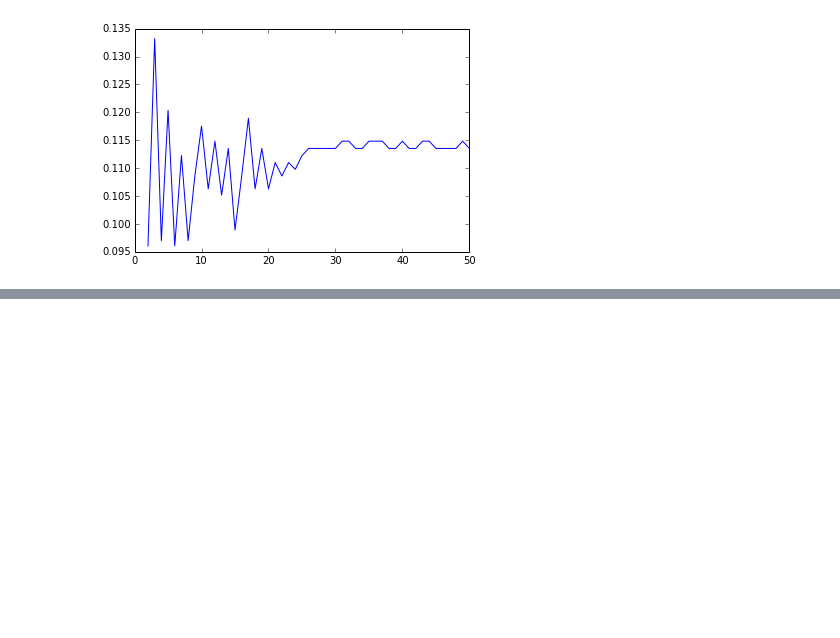
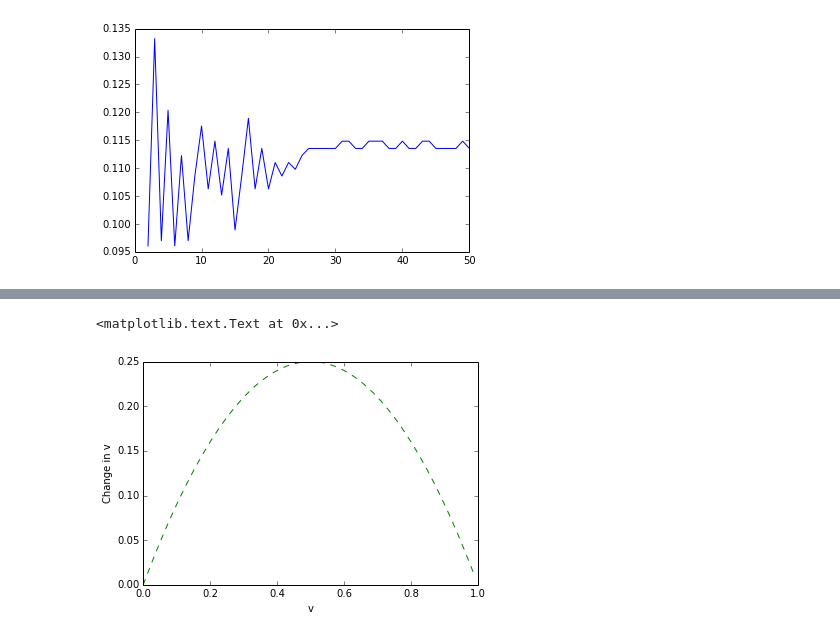
Before and after one commit to aaronshifman/modeling_final, a Jupyter notebook: ipynb/python model - isolated.ipynb, the cells around one changed output, grey strips where cells are left out. Cells and saved outputs as stored; diff of their text form; code cells hidden in the pictures; blank space fills up the shorter version.

```diff
--- a/ipynb/python model - isolated.ipynb
+++ b/ipynb/python model - isolated.ipynb
@@ -459,0 +467,12 @@ plt.plot(nrns,freqs)
+# %%
+def delta_nu(nu):
+    return nu*(1-nu)
+
+range=np.arange(0,1,0.01)
+
+plt.plot(range,delta_nu(range), 'g--',label='0')
+plt.xlabel('v')
+plt.ylabel('Change in v')
+# %% [output]
+<matplotlib.text.Text at 0x...>
+[figure, added]
```
Also changed, not shown: parts of 9 cells of this notebook.
